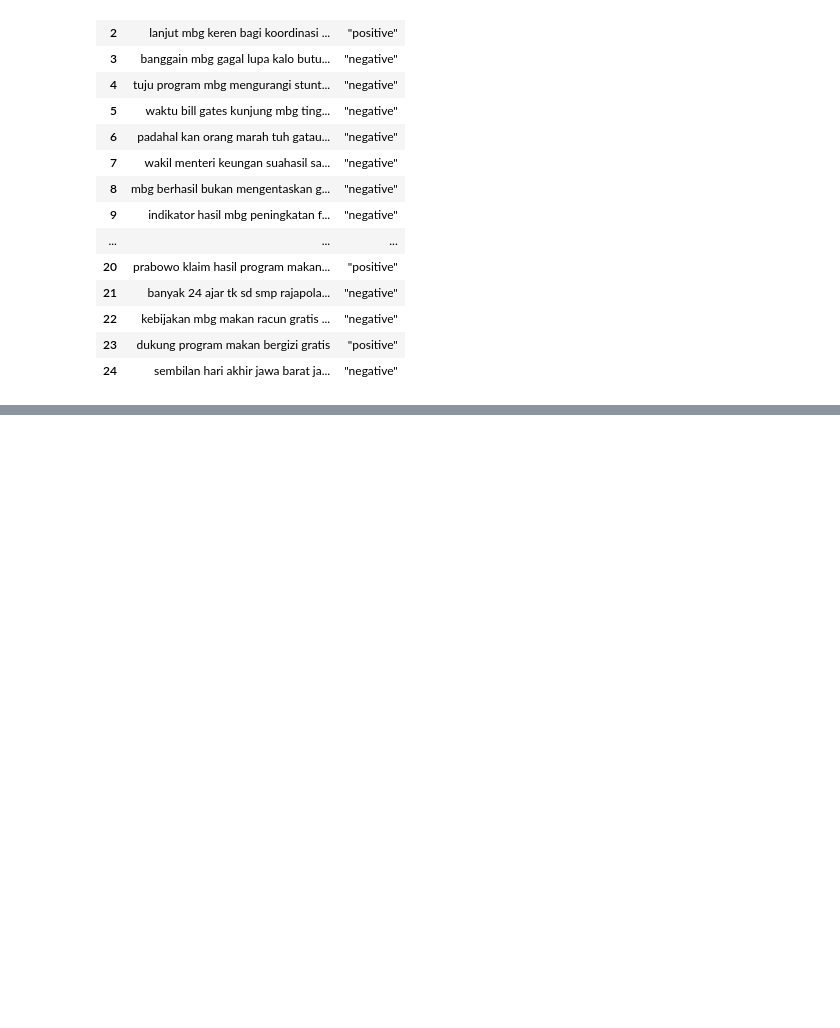
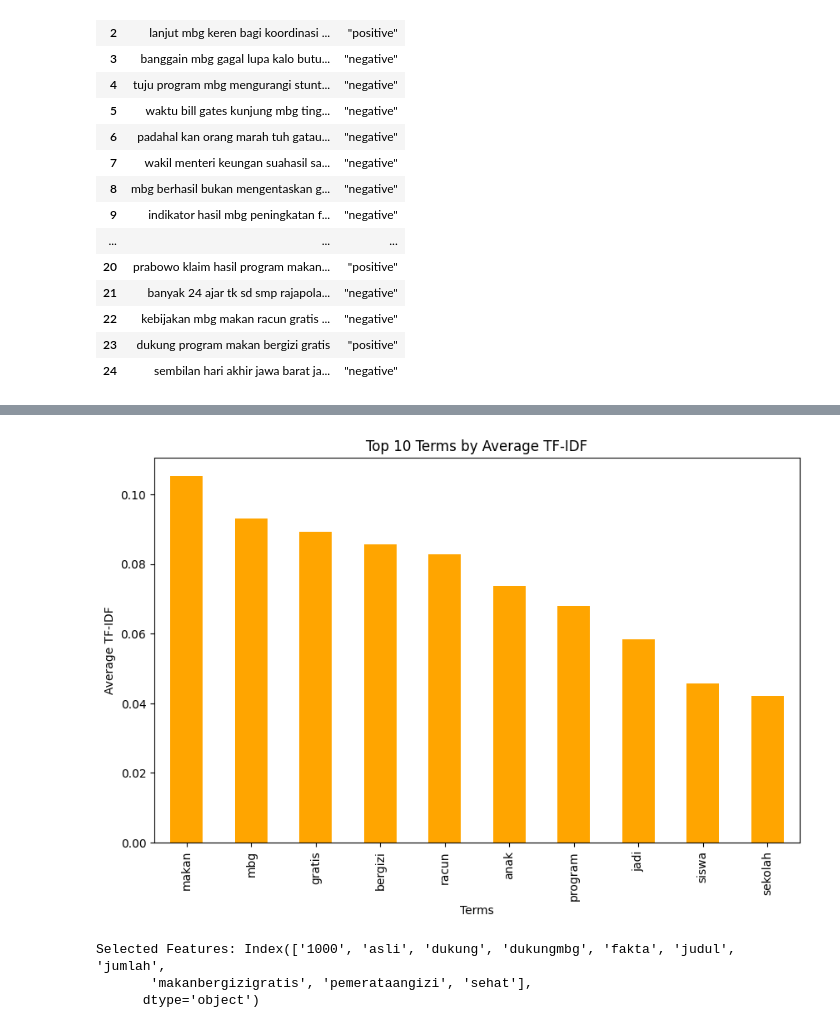
Before and after one commit to RyanMFDR/KNN_Sentiment-Analysis, a Jupyter notebook: notebook/analisis.ipynb, the cells around one changed output, grey strips where cells are left out. Drawn from its saved outputs; the diff is of its cells as text; code cells hidden in the pictures; blank space fills up the shorter version.

```diff
--- a/notebook/analisis.ipynb
+++ b/notebook/analisis.ipynb
@@ -55,0 +89,28 @@ display(data_cleaned)
+# %%
+term_tfidf = tfidf_df.mean(axis=0)
+
+top_tfidf = term_tfidf.sort_values(ascending=False).head(10)
+
+#TF IDF Tertinggi
+plt.figure(figsize=(10,6))
+top_tfidf.plot(kind='bar', color='orange')
+plt.title('Top 10 Terms by Average TF-IDF')
+plt.ylabel('Average TF-IDF')
+plt.xlabel('Terms')
+plt.show()
+# %% [output]
+[figure, added]
+# %%
+from sklearn.feature_selection import SelectKBest, chi2
+
+# Perform feature selection
+selector = SelectKBest(score_func=chi2, k=10)  # Select top 10 features
+X_new = selector.fit_transform(tfidf_df, data_cleaned['label'])  # Assuming 'label' is the target column
+
+# Get selected feature names
+selected_features = tfidf_df.columns[selector.get_support()]
+print("Selected Features:", selected_features)
+# %% [output]
+Selected Features: Index(['1000', 'asli', 'dukung', 'dukungmbg', 'fakta', 'judul', 'jumlah',
+       'makanbergizigratis', 'pemerataangizi', 'sehat'],
+      dtype='object')
```
Also changed, not shown: parts of 4 cells of this notebook.
